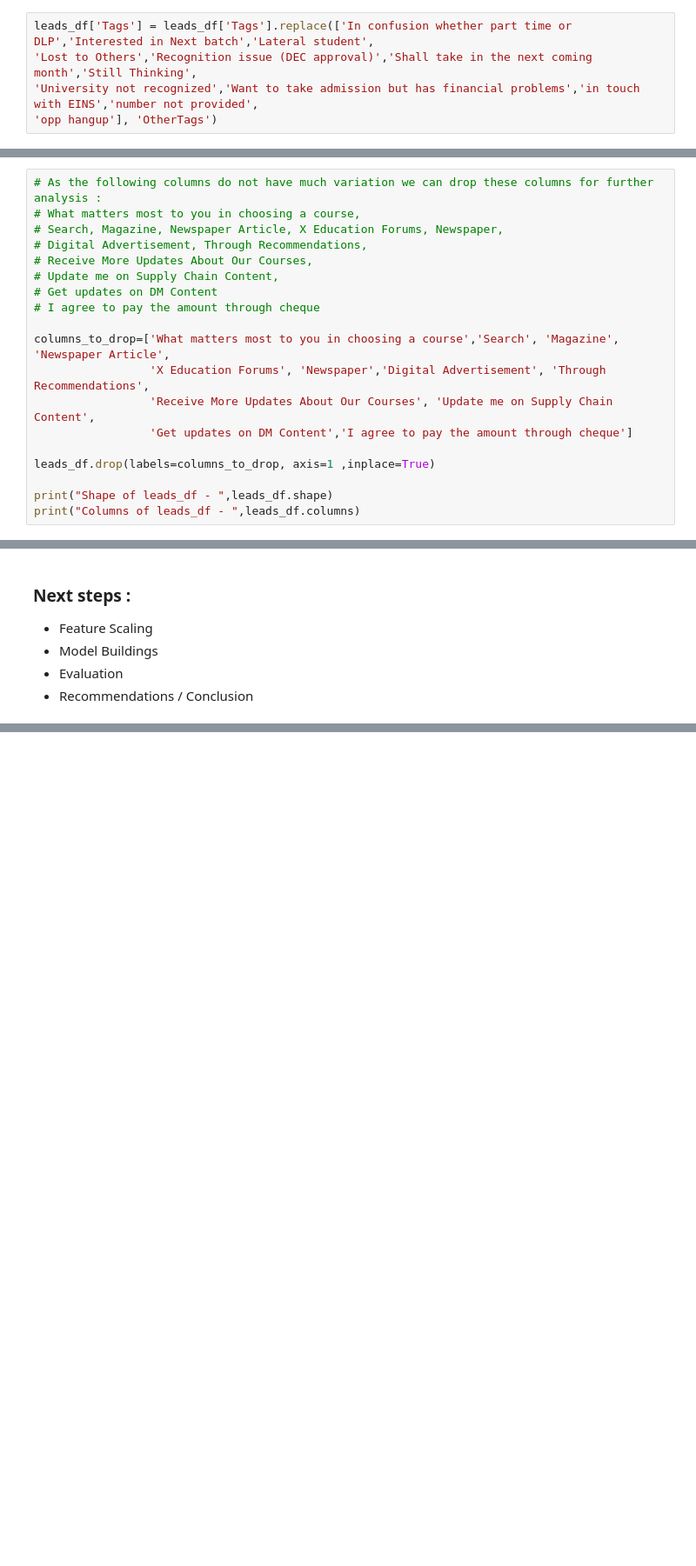
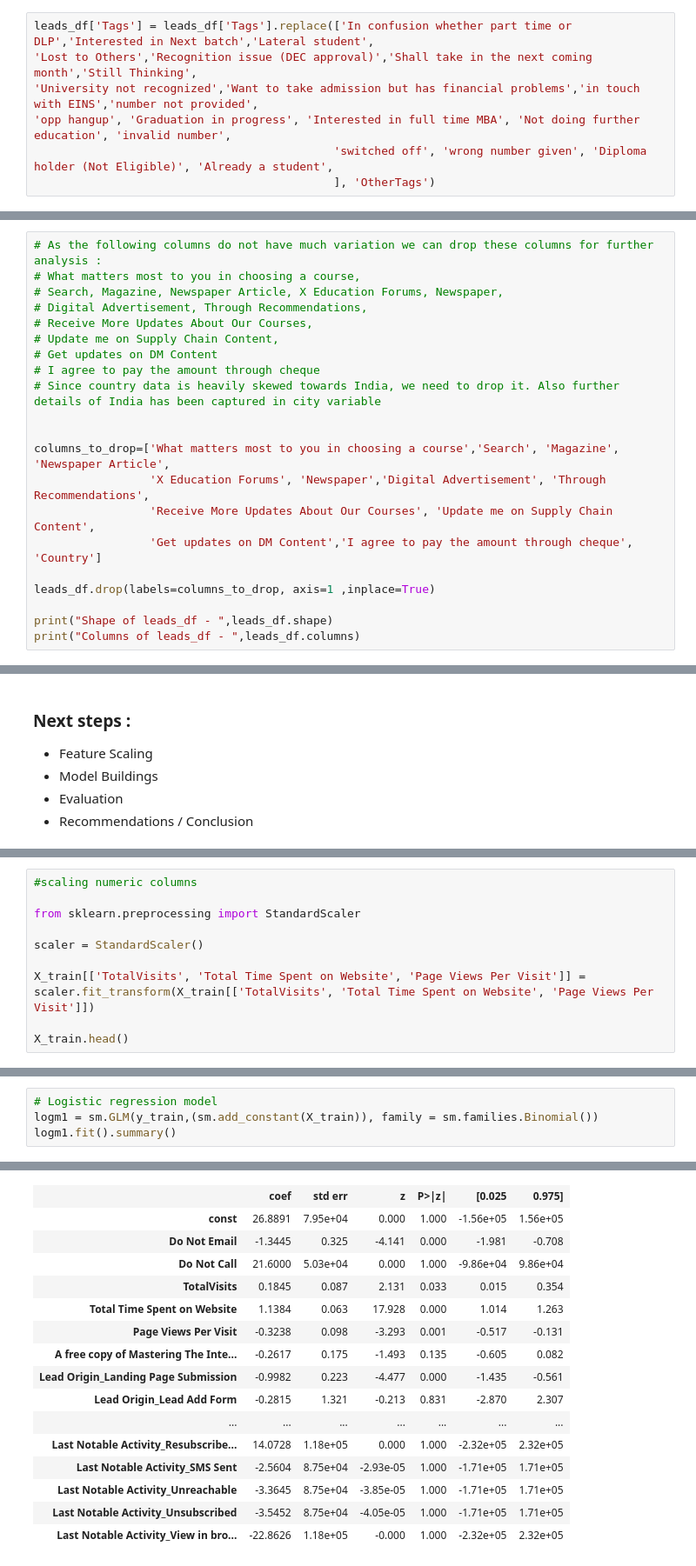
Before and after one commit to vivekvresearch/lead_scoring_VV_TA, a Jupyter notebook: Lead_scoring_case_VV_TA.ipynb, the cells around one changed output, grey strips where cells are left out. Shown at 87% size. Cells and saved outputs as stored; diff of their text form; blank space fills up the shorter version.

Commit message:
vivek: 1. I have dropped the country variable, and modified the tags futher to address skewness. 2. I have run the logit model and fine tuned it. 3. ROC pending

```diff
--- a/Lead_scoring_case_VV_TA.ipynb
+++ b/Lead_scoring_case_VV_TA.ipynb
@@ -981,7 +1053,9 @@ Distribution of `Tags` with respect to Target Variable
 leads_df['Tags'] = leads_df['Tags'].replace(['In confusion whether part time or DLP','Interested in Next batch','Lateral student',
 'Lost to Others','Recognition issue (DEC approval)','Shall take in the next coming month','Still Thinking',
 'University not recognized','Want to take admission but has financial problems','in touch with EINS','number not provided',
-'opp hangup'], 'OtherTags')
+'opp hangup', 'Graduation in progress', 'Interested in full time MBA', 'Not doing further education', 'invalid number',
+                                            'switched off', 'wrong number given', 'Diploma holder (Not Eligible)', 'Already a student',
+                                            ], 'OtherTags')
 # %%
 get_stats_and_cat_segmented_plot('Tags',[15,6], 90, True)
 # %% [output]
@@ -1168,11 +1235,13 @@ Plots comparison without and with Converted variable segmentation
 # Update me on Supply Chain Content,
 # Get updates on DM Content
 # I agree to pay the amount through cheque
+# Since country data is heavily skewed towards India, we need to drop it. Also further details of India has been captured in city variable
+
 
 columns_to_drop=['What matters most to you in choosing a course','Search', 'Magazine', 'Newspaper Article',
                  'X Education Forums', 'Newspaper','Digital Advertisement', 'Through Recommendations',
                  'Receive More Updates About Our Courses', 'Update me on Supply Chain Content',
-                 'Get updates on DM Content','I agree to pay the amount through cheque']
+                 'Get updates on DM Content','I agree to pay the amount through cheque', 'Country']
 
 leads_df.drop(labels=columns_to_drop, axis=1 ,inplace=True)
 
@@ -1304,0 +1377,10 @@ X_train, X_test, y_train, y_test = train_test_split(X, y, train_size=0.7, test_s
+# %%
+#scaling numeric columns
+
+from sklearn.preprocessing import StandardScaler
+
+scaler = StandardScaler()
+
+X_train[['TotalVisits', 'Total Time Spent on Website', 'Page Views Per Visit']] = scaler.fit_transform(X_train[['TotalVisits', 'Total Time Spent on Website', 'Page Views Per Visit']])
+
+X_train.head()
@@ -1304,0 +1401,5 @@ X_train, X_test, y_train, y_test = train_test_split(X, y, train_size=0.7, test_s
+# %%
+# Logistic regression model
+logm1 = sm.GLM(y_train,(sm.add_constant(X_train)), family = sm.families.Binomial())
+logm1.fit().summary()
+# %% [output]
@@ -1304,0 +1416,16 @@ X_train, X_test, y_train, y_test = train_test_split(X, y, train_size=0.7, test_s
+|  | coef | std err | z | P>|z| | [0.025 | 0.975] |
+| const | 26.8891 | 7.95e+04 | 0.000 | 1.000 | -1.56e+05 | 1.56e+05 |
+| Do Not Email | -1.3445 | 0.325 | -4.141 | 0.000 | -1.981 | -0.708 |
+| Do Not Call | 21.6000 | 5.03e+04 | 0.000 | 1.000 | -9.86e+04 | 9.86e+04 |
+| TotalVisits | 0.1845 | 0.087 | 2.131 | 0.033 | 0.015 | 0.354 |
+| Total Time Spent on Website | 1.1384 | 0.063 | 17.928 | 0.000 | 1.014 | 1.263 |
+| Page Views Per Visit | -0.3238 | 0.098 | -3.293 | 0.001 | -0.517 | -0.131 |
+| A free copy of Mastering The Inte... | -0.2617 | 0.175 | -1.493 | 0.135 | -0.605 | 0.082 |
+| Lead Origin_Landing Page Submission | -0.9982 | 0.223 | -4.477 | 0.000 | -1.435 | -0.561 |
+| Lead Origin_Lead Add Form | -0.2815 | 1.321 | -0.213 | 0.831 | -2.870 | 2.307 |
+| ... | ... | ... | ... | ... | ... | ... |
+| Last Notable Activity_Resubscribe... | 14.0728 | 1.18e+05 | 0.000 | 1.000 | -2.32e+05 | 2.32e+05 |
+| Last Notable Activity_SMS Sent | -2.5604 | 8.75e+04 | -2.93e-05 | 1.000 | -1.71e+05 | 1.71e+05 |
+| Last Notable Activity_Unreachable | -3.3645 | 8.75e+04 | -3.85e-05 | 1.000 | -1.71e+05 | 1.71e+05 |
+| Last Notable Activity_Unsubscribed | -3.5452 | 8.75e+04 | -4.05e-05 | 1.000 | -1.71e+05 | 1.71e+05 |
+| Last Notable Activity_View in bro... | -22.8626 | 1.18e+05 | -0.000 | 1.000 | -2.32e+05 | 2.32e+05 |
```
Also changed, not shown: parts of 64 cells of this notebook.
